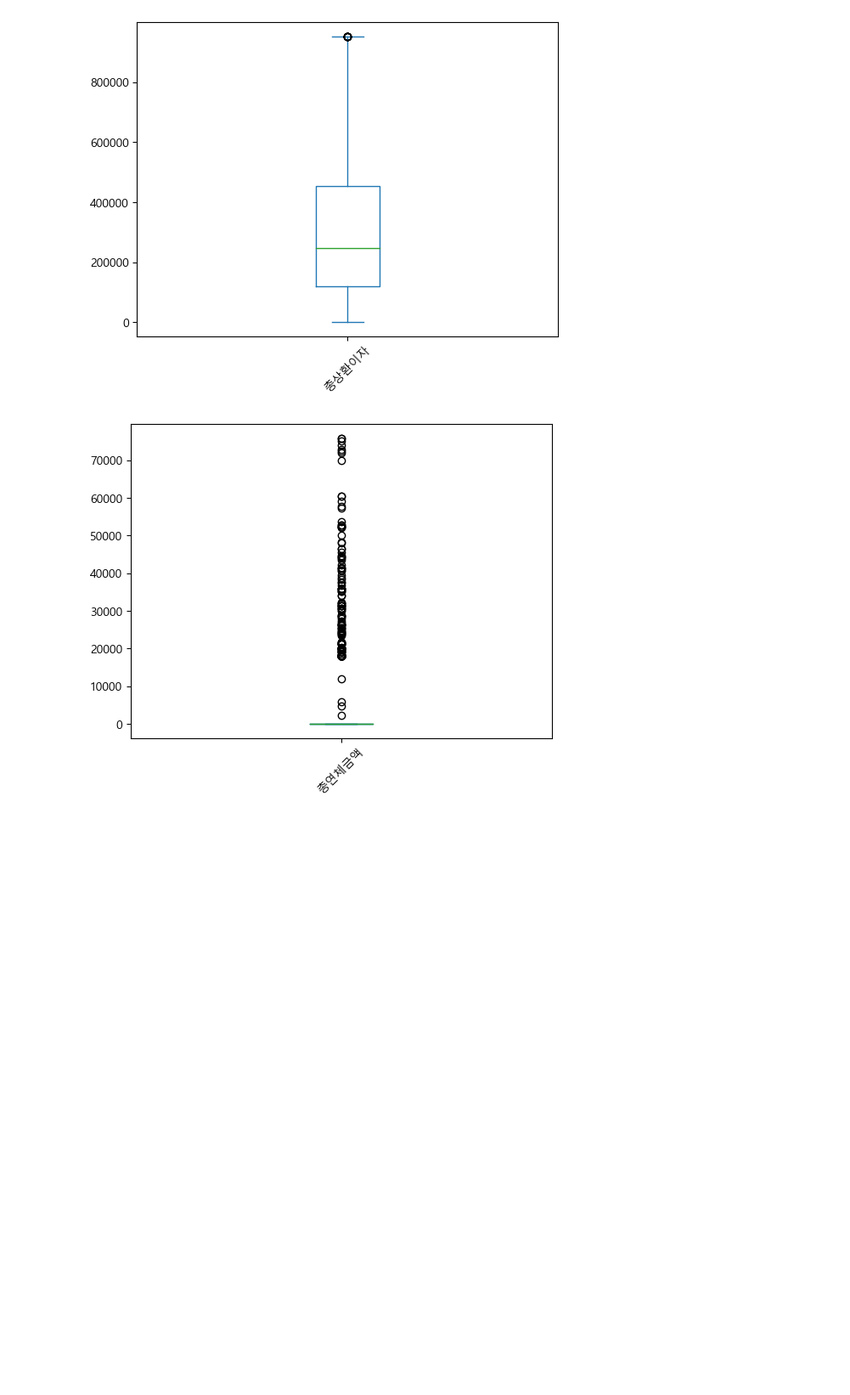
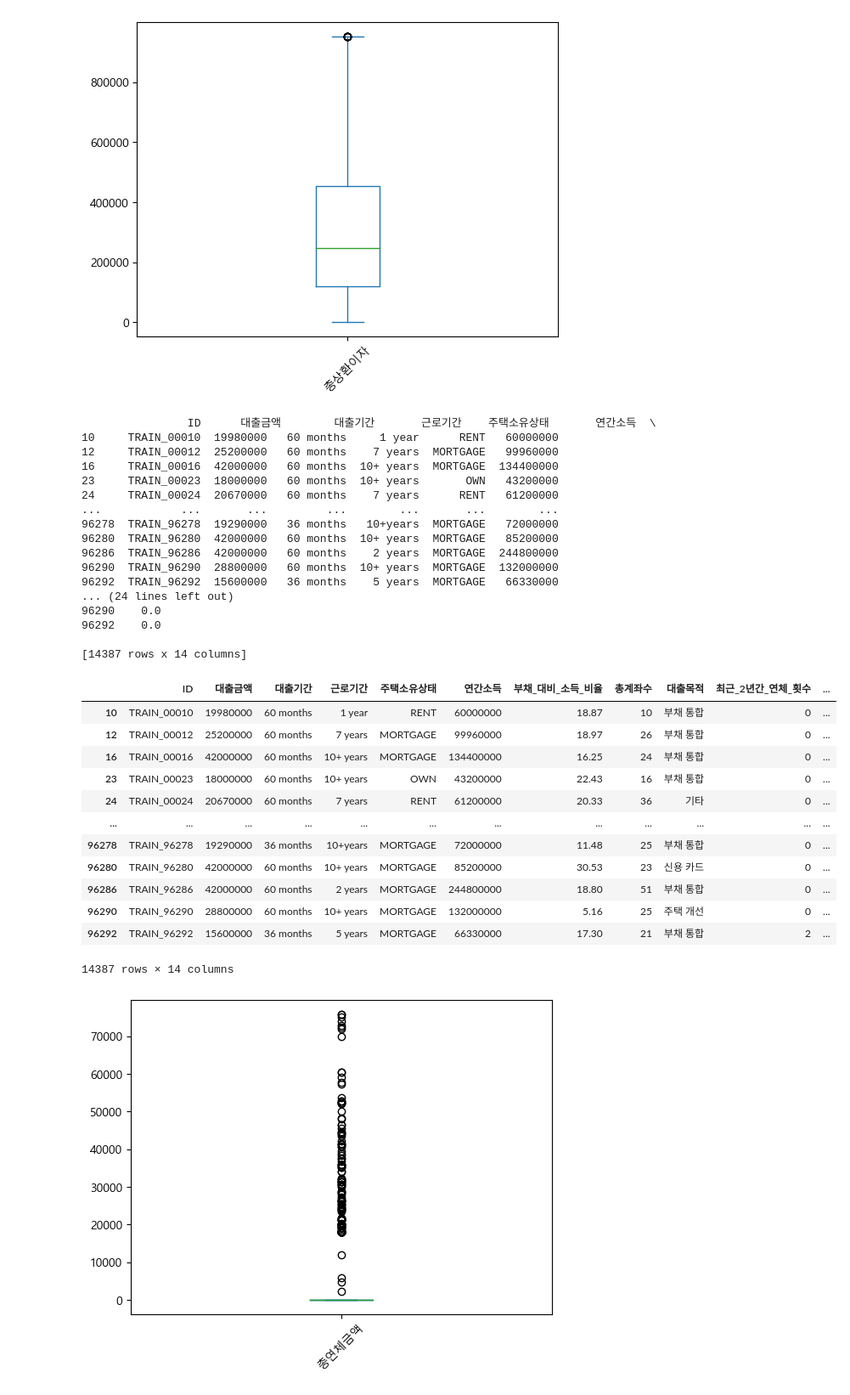
Before and after one commit to Nvuly/Customer_Loan_Rating_Hackathon, a Jupyter notebook: Customer_Loan_Rating_Hackathon.ipynb, the cells around one changed output. Shown at 85% size. Saved outputs shown, nothing was run; the diff lists cells and outputs as text; code cells hidden in the pictures; blank space fills up the shorter version.

```diff
--- a/Customer_Loan_Rating_Hackathon.ipynb
+++ b/Customer_Loan_Rating_Hackathon.ipynb
@@ -2421,6 +2421,43 @@ plt.show()
 #
 # %% [output]
 [figure]
+# %%
+abc = cleaned_df.loc[:,'총상환이자'] > 800000
+abcd = cleaned_df.loc[abc,:]
+print(abcd)
+
+abcd
+# %% [output]
+                ID      대출금액        대출기간       근로기간    주택소유상태       연간소득  \
+10     TRAIN_00010  19980000   60 months     1 year      RENT   60000000
+12     TRAIN_00012  25200000   60 months    7 years  MORTGAGE   99960000
+16     TRAIN_00016  42000000   60 months  10+ years  MORTGAGE  134400000
+23     TRAIN_00023  18000000   60 months  10+ years       OWN   43200000
+24     TRAIN_00024  20670000   60 months    7 years      RENT   61200000
+...            ...       ...         ...        ...       ...        ...
+96278  TRAIN_96278  19290000   36 months   10+years  MORTGAGE   72000000
+96280  TRAIN_96280  42000000   60 months  10+ years  MORTGAGE   85200000
+96286  TRAIN_96286  42000000   60 months    2 years  MORTGAGE  244800000
+96290  TRAIN_96290  28800000   60 months  10+ years  MORTGAGE  132000000
+96292  TRAIN_96292  15600000   36 months    5 years  MORTGAGE   66330000
+... (24 lines left out)
+96290    0.0
+96292    0.0
+
+[14387 rows x 14 columns]
+|  | ID | 대출금액 | 대출기간 | 근로기간 | 주택소유상태 | 연간소득 | 부채_대비_소득_비율 | 총계좌수 | 대출목적 | 최근_2년간_연체_횟수 | ... |
+| 10 | TRAIN_00010 | 19980000 | 60 months | 1 year | RENT | 60000000 | 18.87 | 10 | 부채 통합 | 0 | ... |
+| 12 | TRAIN_00012 | 25200000 | 60 months | 7 years | MORTGAGE | 99960000 | 18.97 | 26 | 부채 통합 | 0 | ... |
+| 16 | TRAIN_00016 | 42000000 | 60 months | 10+ years | MORTGAGE | 134400000 | 16.25 | 24 | 부채 통합 | 0 | ... |
+| 23 | TRAIN_00023 | 18000000 | 60 months | 10+ years | OWN | 43200000 | 22.43 | 16 | 부채 통합 | 0 | ... |
+| 24 | TRAIN_00024 | 20670000 | 60 months | 7 years | RENT | 61200000 | 20.33 | 36 | 기타 | 0 | ... |
+| ... | ... | ... | ... | ... | ... | ... | ... | ... | ... | ... | ... |
+| 96278 | TRAIN_96278 | 19290000 | 36 months | 10+years | MORTGAGE | 72000000 | 11.48 | 25 | 부채 통합 | 0 | ... |
+| 96280 | TRAIN_96280 | 42000000 | 60 months | 10+ years | MORTGAGE | 85200000 | 30.53 | 23 | 신용 카드 | 0 | ... |
+| 96286 | TRAIN_96286 | 42000000 | 60 months | 2 years | MORTGAGE | 244800000 | 18.80 | 51 | 부채 통합 | 0 | ... |
+| 96290 | TRAIN_96290 | 28800000 | 60 months | 10+ years | MORTGAGE | 132000000 | 5.16 | 25 | 주택 개선 | 0 | ... |
+| 96292 | TRAIN_96292 | 15600000 | 36 months | 5 years | MORTGAGE | 66330000 | 17.30 | 21 | 부채 통합 | 2 | ... |
+14387 rows × 14 columns
 # %%
 # 총연체금액 컬럼의 첫번째 이상치 확인 및 제거
 
```
Also changed, not shown: parts of 6 cells of this notebook, 1 other file.
